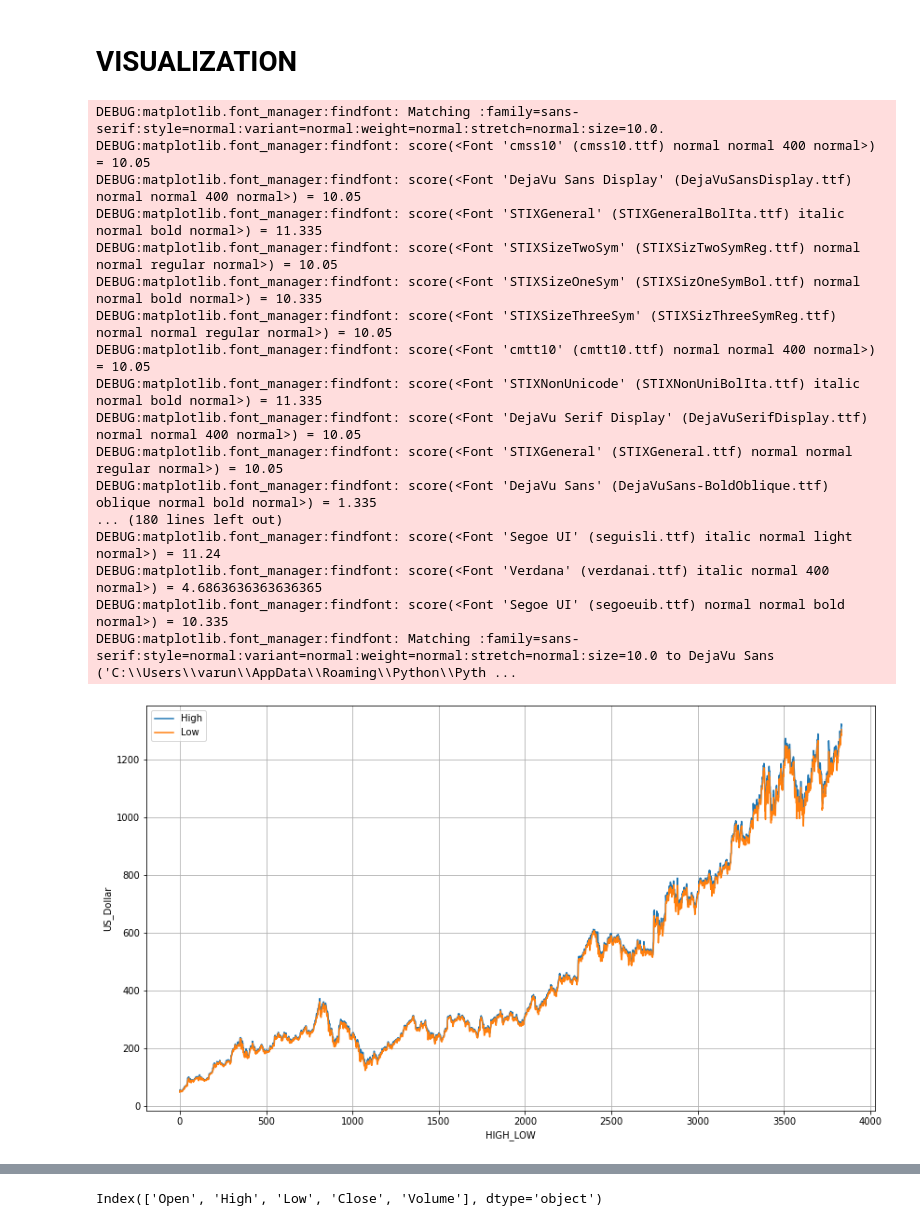
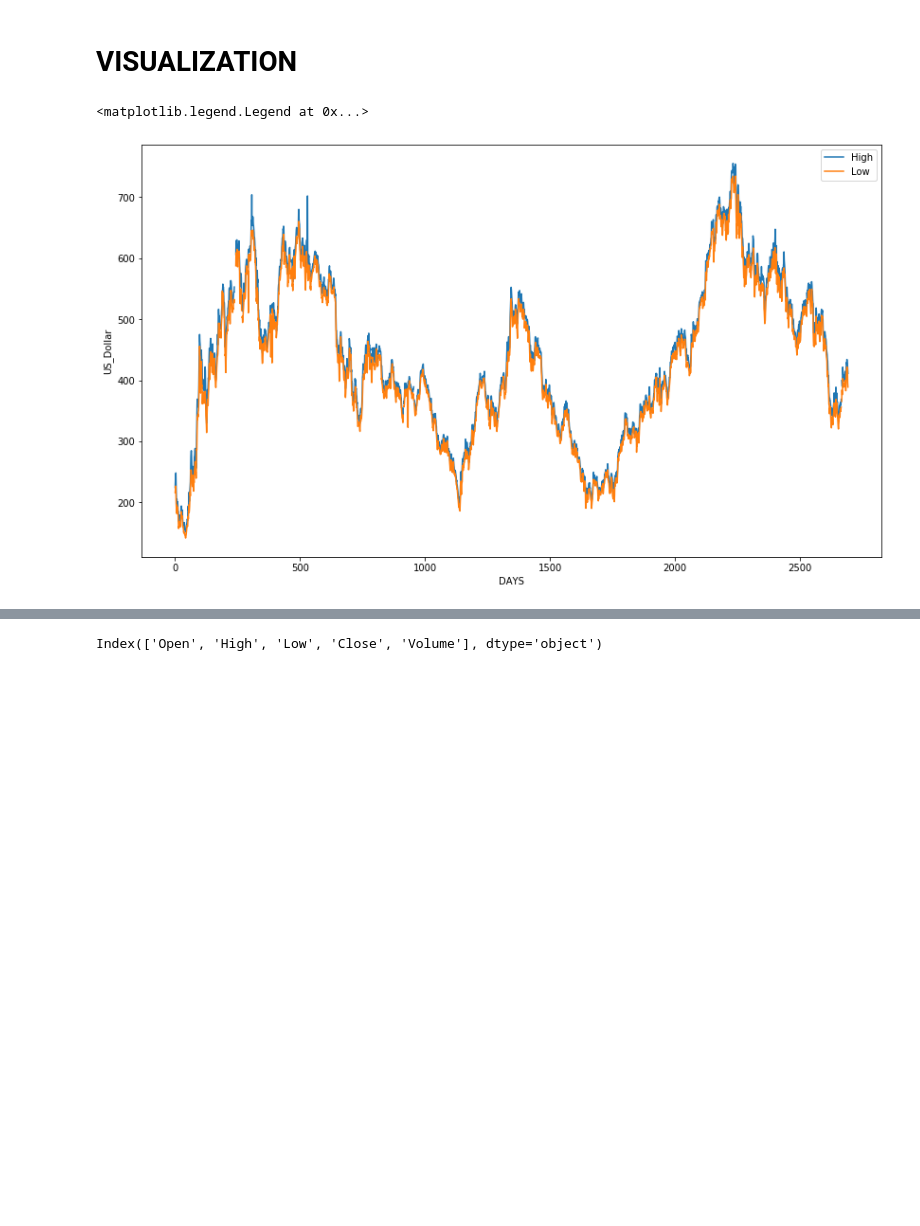
Before and after one commit to git-varun/Stock-Market-Prediction, a Jupyter notebook: Main.ipynb, the cells around one changed output, grey strips where cells are left out. Drawn from its saved outputs; the diff is of its cells as text; code cells hidden in the pictures; blank space fills up the shorter version.

```diff
--- a/Main.ipynb
+++ b/Main.ipynb
@@ -22,5 +20,5 @@ logger.addHandler(streamhandler)
 # %%
-init_data = pd.read_csv("GOOG.csv")
+init_data = pd.read_csv("TATASTEEL.NS .csv")
 print(init_data.info())
 # %% [output]
 <class 'pandas.core.frame.DataFrame'>
@@ -68,30 +104,13 @@ dtype: int64
 # %%
 plt.figure(figsize=(14, 8))
 plt.plot('High', data=init_data)
-plt.plot('Low', data=init_data,)
-plt.xlabel("HIGH_LOW")
+plt.plot('Low', data=init_data)
+plt.xlabel("DAYS")
 plt.ylabel("US_Dollar")
 plt.legend()
-plt.grid(which='both')
 # %% [output]
-DEBUG:matplotlib.font_manager:findfont: Matching :family=sans-serif:style=normal:variant=normal:weight=normal:stretch=normal:size=10.0.
-DEBUG:matplotlib.font_manager:findfont: score(<Font 'cmss10' (cmss10.ttf) normal normal 400 normal>) = 10.05
-DEBUG:matplotlib.font_manager:findfont: score(<Font 'DejaVu Sans Display' (DejaVuSansDisplay.ttf) normal normal 400 normal>) = 10.05
-DEBUG:matplotlib.font_manager:findfont: score(<Font 'STIXGeneral' (STIXGeneralBolIta.ttf) italic normal bold normal>) = 11.335
-DEBUG:matplotlib.font_manager:findfont: score(<Font 'STIXSizeTwoSym' (STIXSizTwoSymReg.ttf) normal normal regular normal>) = 10.05
-DEBUG:matplotlib.font_manager:findfont: score(<Font 'STIXSizeOneSym' (STIXSizOneSymBol.ttf) normal normal bold normal>) = 10.335
-DEBUG:matplotlib.font_manager:findfont: score(<Font 'STIXSizeThreeSym' (STIXSizThreeSymReg.ttf) normal normal regular normal>) = 10.05
-DEBUG:matplotlib.font_manager:findfont: score(<Font 'cmtt10' (cmtt10.ttf) normal normal 400 normal>) = 10.05
-DEBUG:matplotlib.font_manager:findfont: score(<Font 'STIXNonUnicode' (STIXNonUniBolIta.ttf) italic normal bold normal>) = 11.335
-DEBUG:matplotlib.font_manager:findfont: score(<Font 'DejaVu Serif Display' (DejaVuSerifDisplay.ttf) normal normal 400 normal>) = 10.05
-DEBUG:matplotlib.font_manager:findfont: score(<Font 'STIXGeneral' (STIXGeneral.ttf) normal normal regular normal>) = 10.05
-DEBUG:matplotlib.font_manager:findfont: score(<Font 'DejaVu Sans' (DejaVuSans-BoldOblique.ttf) oblique normal bold normal>) = 1.335
-... (180 lines left out)
-DEBUG:matplotlib.font_manager:findfont: score(<Font 'Segoe UI' (seguisli.ttf) italic normal light normal>) = 11.24
-DEBUG:matplotlib.font_manager:findfont: score(<Font 'Verdana' (verdanai.ttf) italic normal 400 normal>) = 4.6863636363636365
-DEBUG:matplotlib.font_manager:findfont: score(<Font 'Segoe UI' (segoeuib.ttf) normal normal bold normal>) = 10.335
-DEBUG:matplotlib.font_manager:findfont: Matching :family=sans-serif:style=normal:variant=normal:weight=normal:stretch=normal:size=10.0 to DejaVu Sans ('C:\\Users\\varun\\AppData\\Roaming\\Python\\Pyth ...
+<matplotlib.legend.Legend at 0x...>
-[figure, old version]
+[figure, new version]
 # %%
 plt.figure(figsize=(14,8))
 plt.plot(data["Volume"])
```
Also changed, not shown: parts of 42 cells of this notebook, 4 other files.
